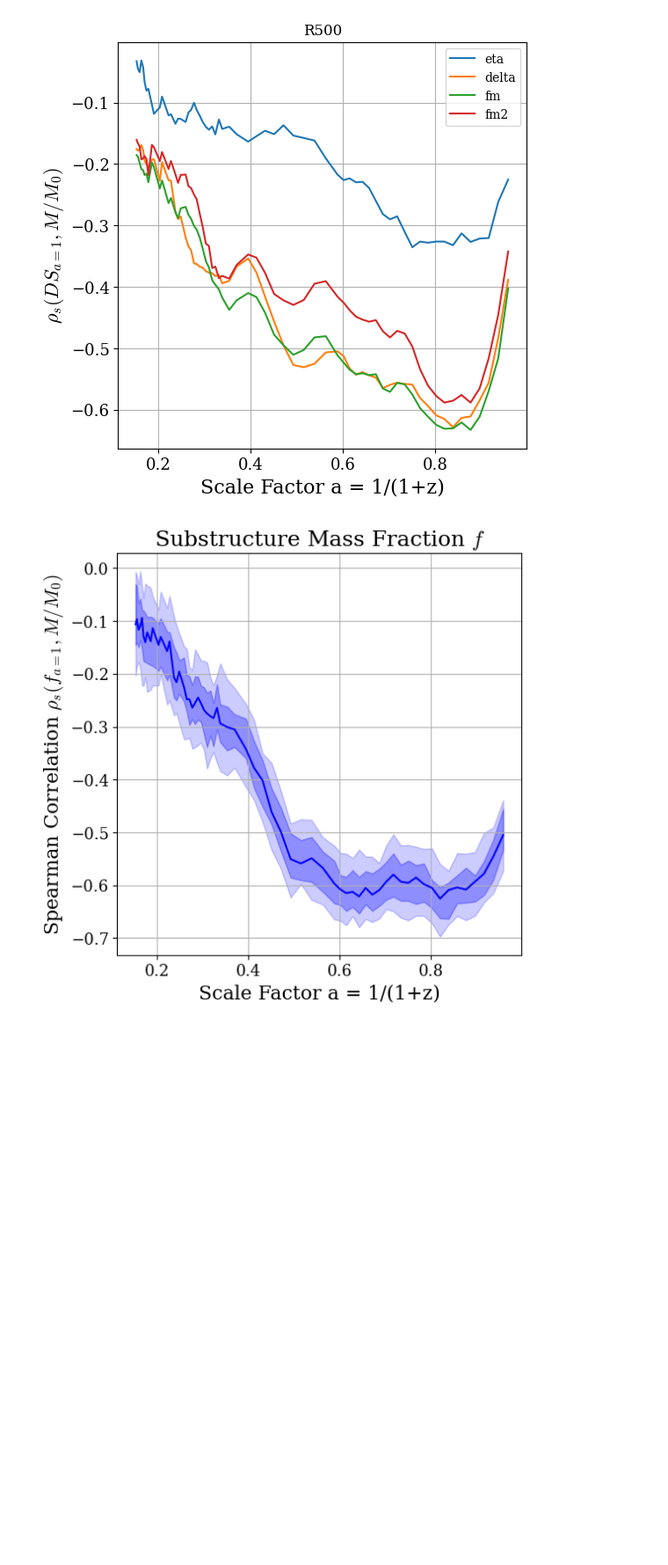
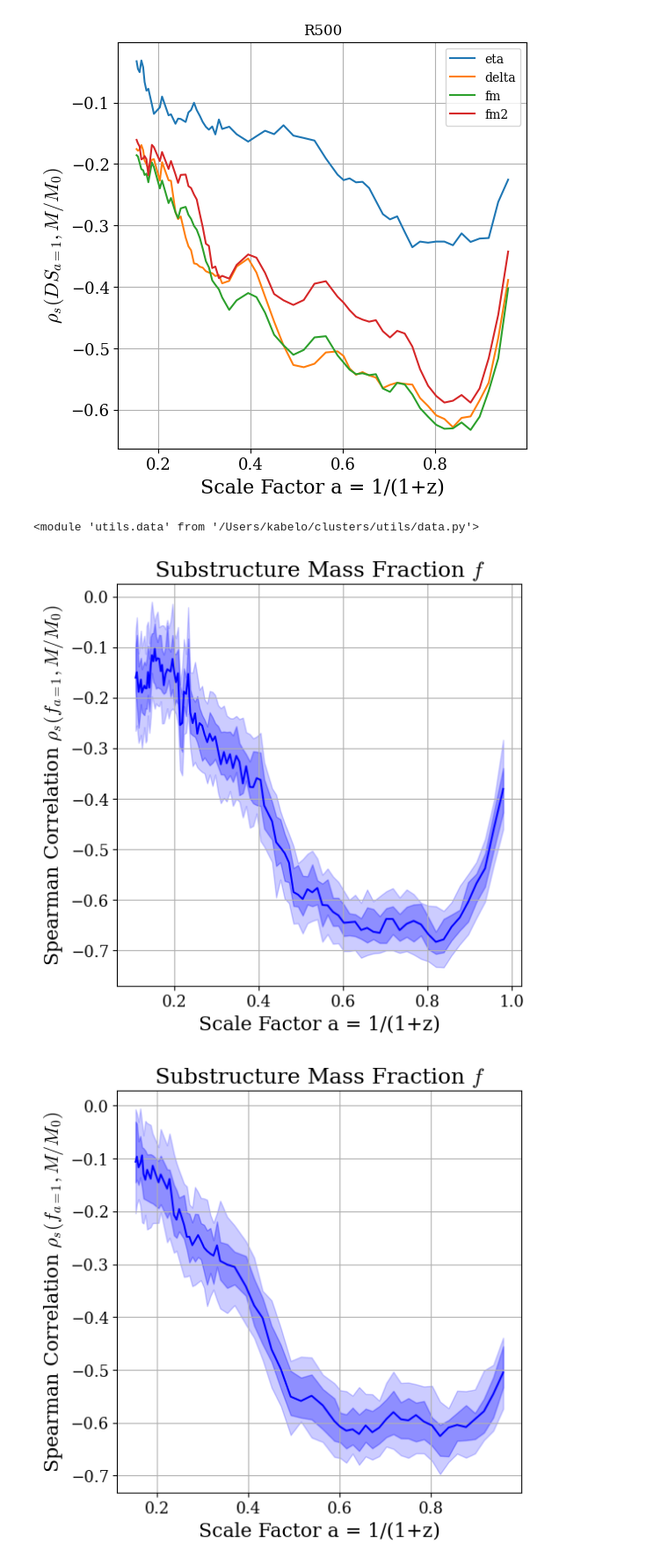
Before and after one commit to Kabelo-T/cluster_morph, a Jupyter notebook: ds_mah.ipynb, the cells around one changed output. Shown at 88% size. Cells and saved outputs as stored; diff of their text form; code cells hidden in the pictures; blank space fills up the shorter version.

```diff
--- a/ds_mah.ipynb
+++ b/ds_mah.ipynb
@@ -65,12 +66,35 @@ plt.legend()
 plt.show()
 # %% [output]
 [figure]
+# %%
+importlib.reload(datutils)
+# %% [output]
+<module 'utils.data' from '/Users/kabelo/clusters/utils/data.py'>
 # %%
 p10 = datutils.get_perc(mah_ds_dict, param='eta_200[3]', q=10)
 p25 = datutils.get_perc(mah_ds_dict, param='eta_200[3]', q=25)
 p50 = datutils.get_perc(mah_ds_dict, param='eta_200[3]', q=50)
 p75 = datutils.get_perc(mah_ds_dict, param='eta_200[3]', q=75)
 p90 = datutils.get_perc(mah_ds_dict, param='eta_200[3]', q=90)
+# %%
+fig, axs = plt.subplots(nrows=1, ncols=1, figsize=(6, 6))
+
+p10 = datutils.get_perc(mah_ds_dict, param='fm_200[5]', q=10)
+p25 = datutils.get_perc(mah_ds_dict, param='fm_200[5]', q=25)
+p50 = datutils.get_perc(mah_ds_dict, param='fm_200[5]', q=50)
+p75 = datutils.get_perc(mah_ds_dict, param='fm_200[5]', q=75)
+p90 = datutils.get_perc(mah_ds_dict, param='fm_200[5]', q=90)
+
+axs.set_title(r'Substructure Mass Fraction $f$', fontsize=18)
+axs.plot(aexp, p50, color='b')
+axs.fill_between(aexp, p10, p90, color='b', alpha=0.2)
+axs.fill_between(aexp, p25, p75, color='b', alpha=0.3)
+axs.set_xlabel('Scale Factor a = 1/(1+z)')
+axs.set_ylabel(r'Spearman Correlation $\rho_s (f_{a=1}, M/M_0)$')
+axs.grid()
+plt.show()
+# %% [output]
+[figure, added]
 # %%
 fig, axs = plt.subplots(nrows=1, ncols=1, figsize=(6, 6))
 
```
Also changed, not shown: parts of 1 cell of this notebook, 5 other files.
